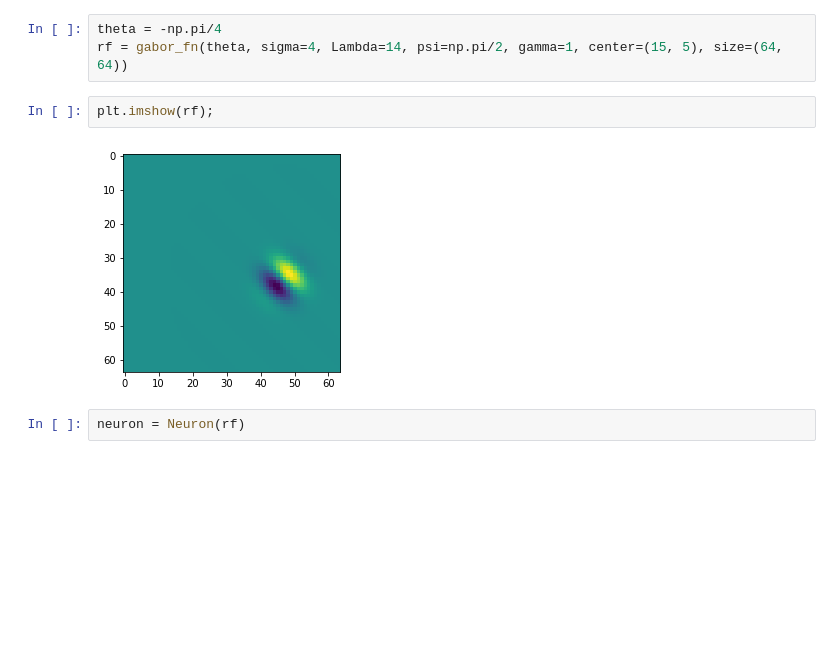
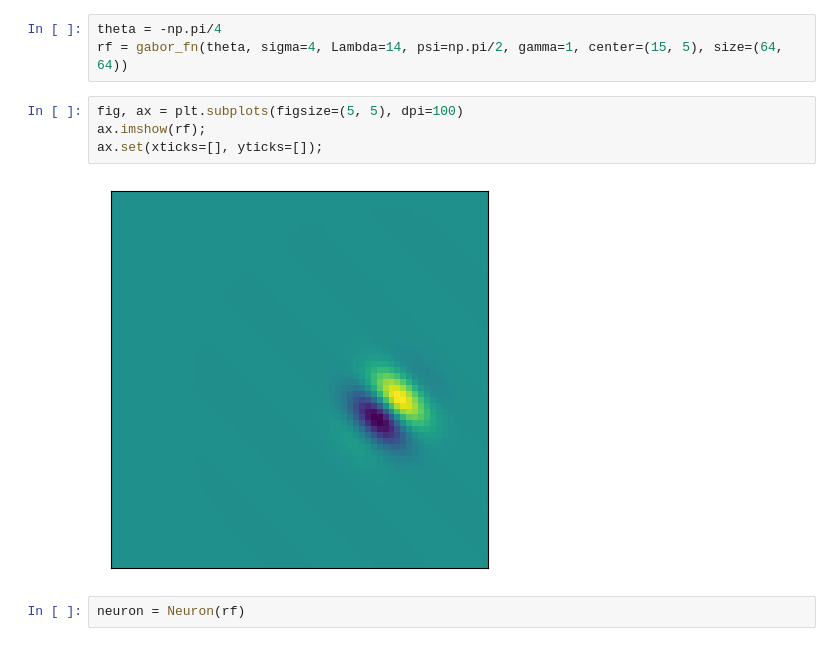
Before and after one commit to mohammadbashiri/fitgabor, a Jupyter notebook: example.ipynb, the cells around one changed output. Drawn from its saved outputs; the diff is of its cells as text; blank space fills up the shorter version.

```diff
--- a/example.ipynb
+++ b/example.ipynb
@@ -25,10 +25,12 @@ class Neuron(nn.Module):
 # %%
 theta = -np.pi/4
 rf = gabor_fn(theta, sigma=4, Lambda=14, psi=np.pi/2, gamma=1, center=(15, 5), size=(64, 64))
-# %%
-plt.imshow(rf);
-# %% [output]
-[figure, removed]
+# %%
+fig, ax = plt.subplots(figsize=(5, 5), dpi=100)
+ax.imshow(rf);
+ax.set(xticks=[], yticks=[]);
+# %% [output]
+[figure, added]
 # %%
 neuron = Neuron(rf)
 # %% [markdown]
```
Also changed, not shown: parts of 1 cell of this notebook, 2 other files.
